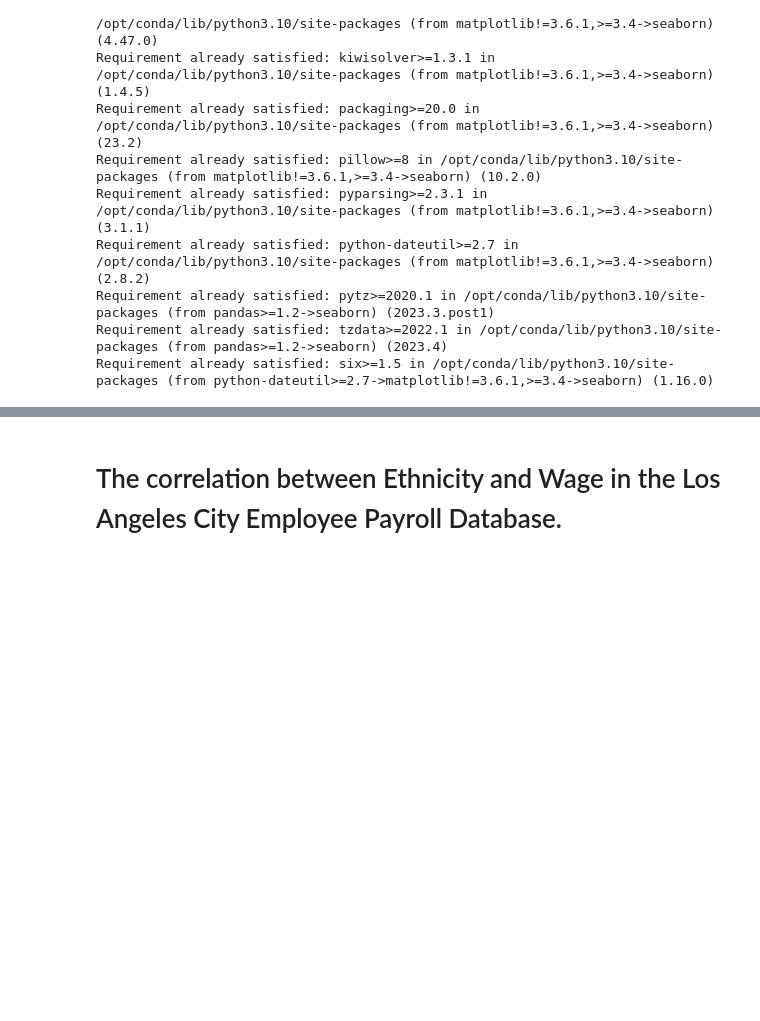
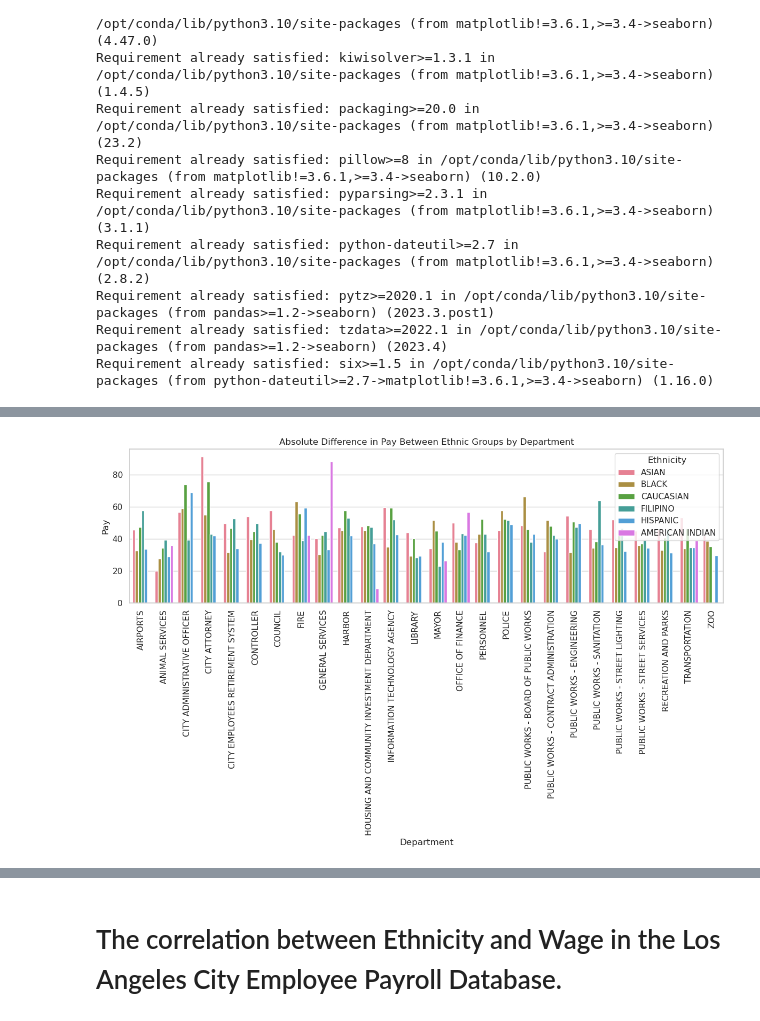
Before and after one commit to nandsra21/ECON481FinalProject, a Jupyter notebook: FinalProjectProp.ipynb, the cells around one changed output, grey strips where cells are left out. Drawn from its saved outputs; the diff is of its cells as text; code cells hidden in the pictures; blank space fills up the shorter version.

```diff
--- a/FinalProjectProp.ipynb
+++ b/FinalProjectProp.ipynb
@@ -295,5 +262,5 @@ plt.show()
 # %%
-grouped_df = cleaned_la_df.groupby(["fms_department_title", "ethnicity"])
+grouped_df = sampled_df.groupby(["fms_department_title", "ethnicity"])
 avg_pay = {}
 for group, group_data in grouped_df:
     avg_pay[group] = {"ppl in group" : len(group_data), "pay" : group_data["hourly_pay"].mean()}
@@ -382,0 +267,8 @@ ValueError: Length mismatch: Expected axis has 266 elements, new values have 4 e
+# %%
+import pandas as pd
+import seaborn as sns
+import matplotlib.pyplot as plt
+
+df = pd.DataFrame(avg_pay).T
+df = df.reset_index()
+df.columns = ["Department", "Ethnicity", "ppl_in_group", "Pay"]
@@ -382,0 +291,4 @@ ValueError: Length mismatch: Expected axis has 266 elements, new values have 4 e
+# %%
+filtered_df = df[(df['Ethnicity'] != 'OTHER') &
+                       (df['Ethnicity'] != 'TWO OR MORE RACES') &
+                       (df['Ethnicity'] != 'UNKNOWN')]
@@ -383,2 +322,25 @@ ValueError: Length mismatch: Expected axis has 266 elements, new values have 4 e
+# %%
+ethnicity_groups = filtered_df.pivot(index='Department', columns='Ethnicity', values='Pay')
+
+pay_difference = ethnicity_groups.max(axis=1) - ethnicity_groups.min(axis=1)
+
+pay_difference = pay_difference.reset_index()
+pay_difference.columns = ['Department', 'Pay_Difference']
+
+depts = pay_difference[pay_difference["Pay_Difference"] > 10]["Department"]
+
+filt_df = filtered_df[filtered_df['Department'].isin(depts)]
+
+sns.set(style="whitegrid")
+plt.figure(figsize=(12, 8))
+sns.barplot(data=filt_df, x='Department', y='Pay', hue="Ethnicity", palette='husl')
+plt.xticks(rotation=90)
+plt.title('Absolute Difference in Pay Between Ethnic Groups by Department')
+plt.xlabel('Department')
+plt.ylabel('Pay')
+plt.tight_layout()
+plt.show()
+# %% [output]
+[figure, added]
 # %%
 # SEATTLE:
```
Also changed, not shown: parts of 48 cells of this notebook.
